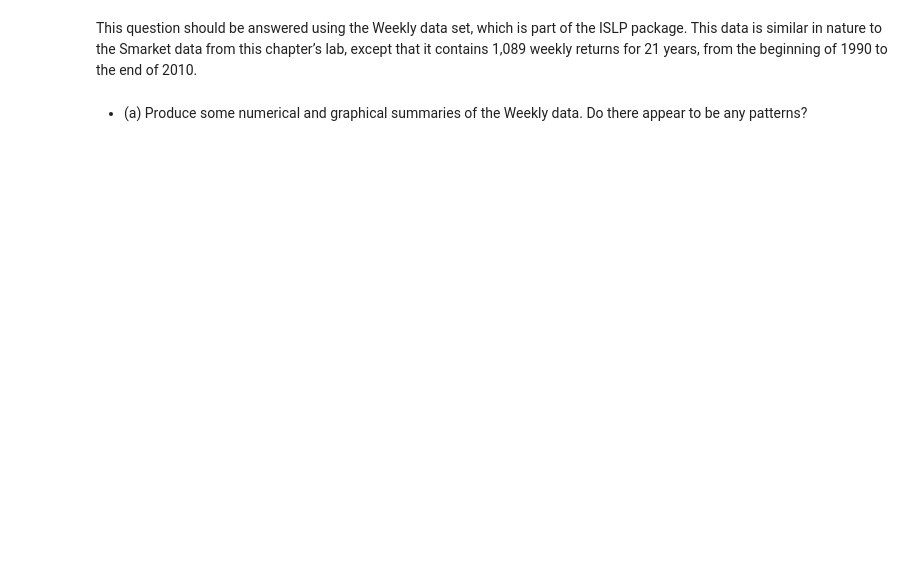
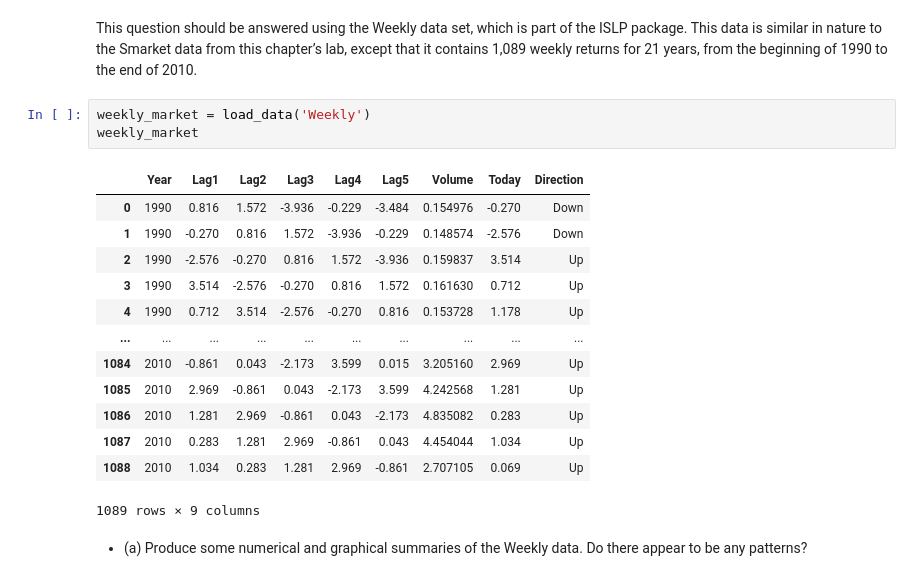
Before and after one commit to cake-dev/AdvDataScience, a Jupyter notebook: ch4hw.ipynb, the cells around one changed output. Cells and saved outputs as stored; diff of their text form; blank space fills up the shorter version.

```diff
--- a/ch4hw.ipynb
+++ b/ch4hw.ipynb
@@ -29,5 +97,22 @@ is part of the ISLP package. This data is similar in nature to the
 Smarket data from this chapter’s lab, except that it contains 1,089
 weekly returns for 21 years, from the beginning of 1990 to the end of
 2010.
+# %%
+weekly_market = load_data('Weekly')
+weekly_market
+# %% [output]
+|  | Year | Lag1 | Lag2 | Lag3 | Lag4 | Lag5 | Volume | Today | Direction |
+| 0 | 1990 | 0.816 | 1.572 | -3.936 | -0.229 | -3.484 | 0.154976 | -0.270 | Down |
+| 1 | 1990 | -0.270 | 0.816 | 1.572 | -3.936 | -0.229 | 0.148574 | -2.576 | Down |
+| 2 | 1990 | -2.576 | -0.270 | 0.816 | 1.572 | -3.936 | 0.159837 | 3.514 | Up |
+| 3 | 1990 | 3.514 | -2.576 | -0.270 | 0.816 | 1.572 | 0.161630 | 0.712 | Up |
+| 4 | 1990 | 0.712 | 3.514 | -2.576 | -0.270 | 0.816 | 0.153728 | 1.178 | Up |
+| ... | ... | ... | ... | ... | ... | ... | ... | ... | ... |
+| 1084 | 2010 | -0.861 | 0.043 | -2.173 | 3.599 | 0.015 | 3.205160 | 2.969 | Up |
+| 1085 | 2010 | 2.969 | -0.861 | 0.043 | -2.173 | 3.599 | 4.242568 | 1.281 | Up |
+| 1086 | 2010 | 1.281 | 2.969 | -0.861 | 0.043 | -2.173 | 4.835082 | 0.283 | Up |
+| 1087 | 2010 | 0.283 | 1.281 | 2.969 | -0.861 | 0.043 | 4.454044 | 1.034 | Up |
+| 1088 | 2010 | 1.034 | 0.283 | 1.281 | 2.969 | -0.861 | 2.707105 | 0.069 | Up |
+1089 rows × 9 columns
 # %% [markdown]
 - (a) Produce some numerical and graphical summaries of the Weekly data. Do there appear to be any patterns?
```
Also changed, not shown: parts of 11 cells of this notebook, 3 other files.
